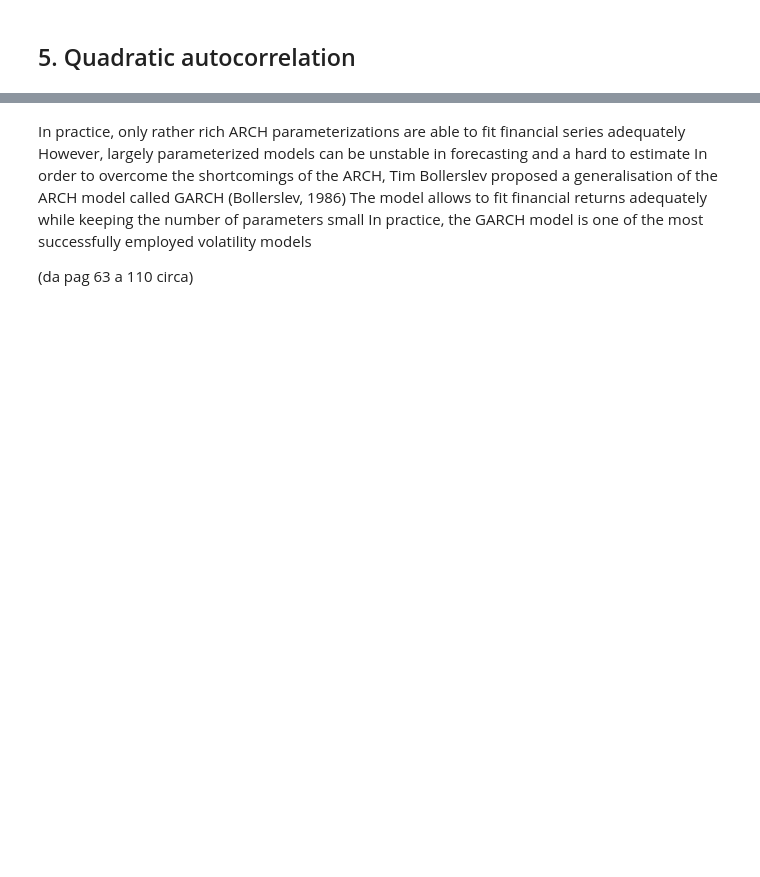
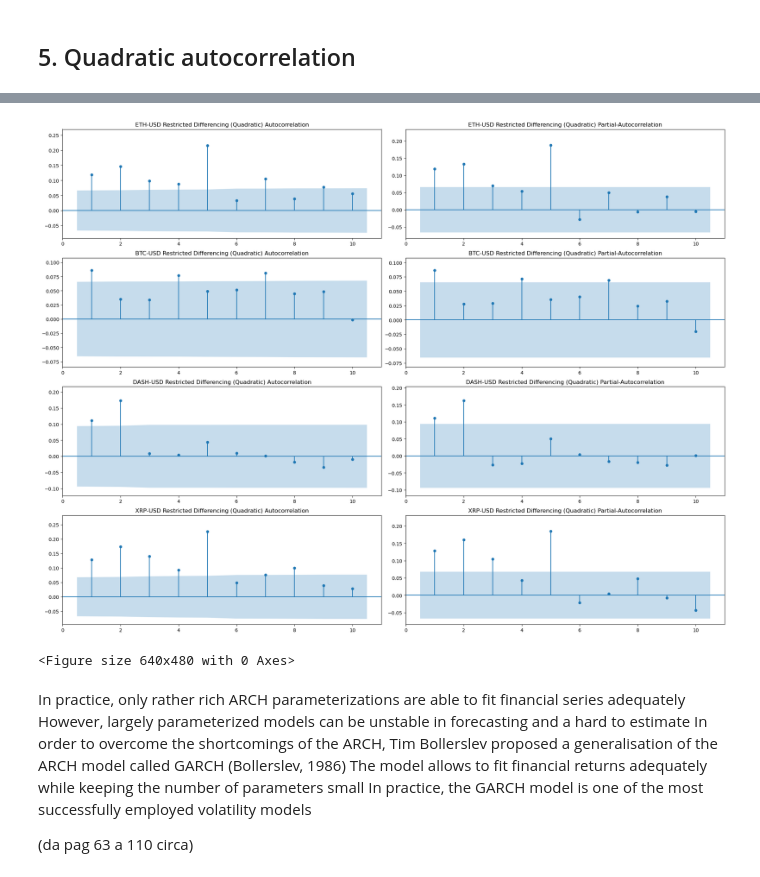
Before and after one commit to SimoneNicosanti/MPSMF_Project, a Jupyter notebook: Progetto.ipynb, the cells around one changed output, grey strips where cells are left out. Cells and saved outputs as stored; diff of their text form; code cells hidden in the pictures; blank space fills up the shorter version.

```diff
--- a/Progetto.ipynb
+++ b/Progetto.ipynb
@@ -1329,3 +1131,16 @@ plt.clf()
+# %%
+correlograms(
+    trainCryptoDiffDict,
+    "QuadDiff",
+    cryptoList,
+    titleAuto = "Restricted Differencing (Quadratic) Autocorrelation",
+    titlePartial = "Restricted Differencing (Quadratic) Partial-Autocorrelation",
+    zeroAuto = False, zeroPar = False,
+    yLimsAuto = True, yLimsPar = True
+)
+# %% [output]
+[figure, added]
+<Figure size 640x480 with 0 Axes>
 # %% [markdown]
 In practice, only rather rich ARCH parameterizations are able to
 ﬁt ﬁnancial series adequately
```
Also changed, not shown: parts of 35 cells of this notebook.
